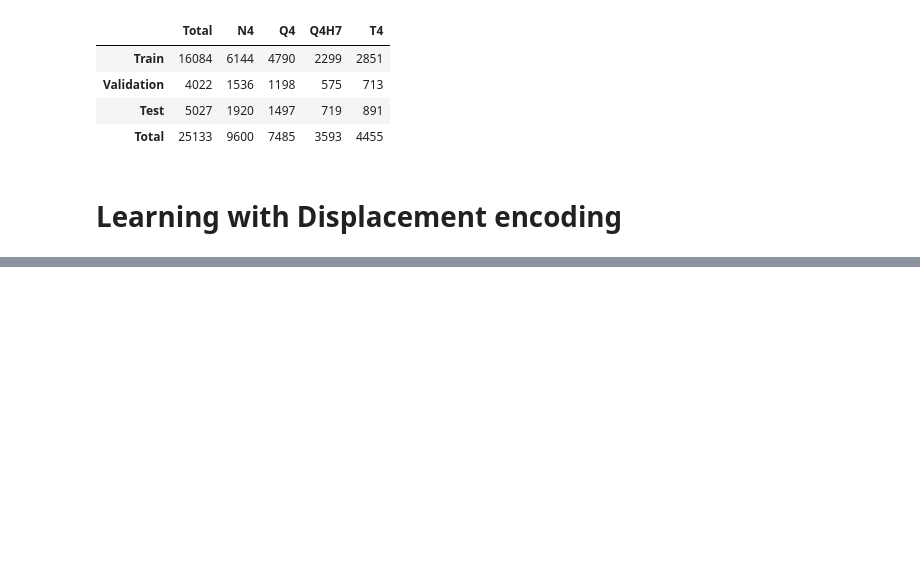
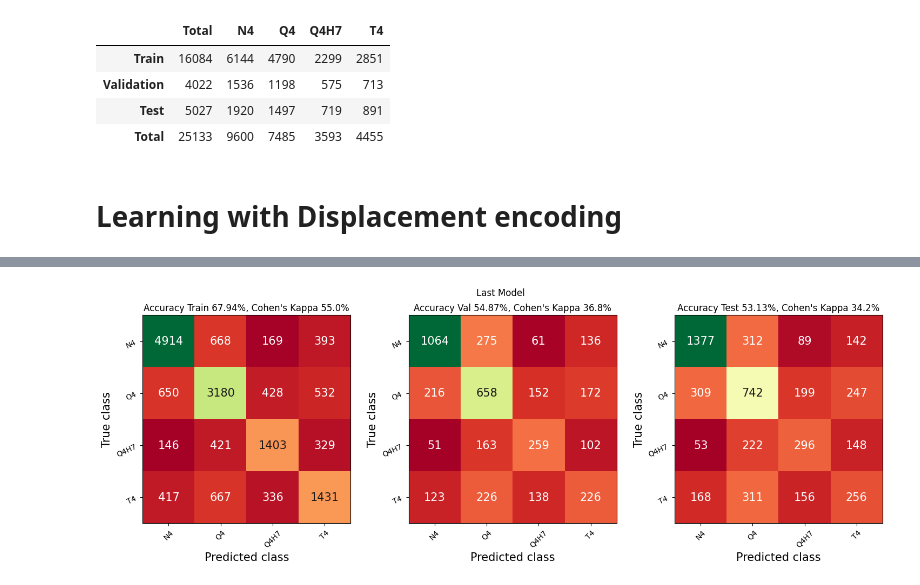
Before and after one commit to ClementPla/PycalcActivation, a Jupyter notebook: notebooks/validationHMR.ipynb, the cells around one changed output, grey strips where cells are left out. Saved outputs shown, nothing was run; the diff lists cells and outputs as text; code cells hidden in the pictures; blank space fills up the shorter version.

```diff
--- a/notebooks/validationHMR.ipynb
+++ b/notebooks/validationHMR.ipynb
@@ -89,3 +88,7 @@ trainer.save()
+# %%
+trainer.test("last")
+# %% [output]
+[figure, added]
 # %%
 datasetHMR = Dataset(
     csv_path=HMRdata+"legend.csv",
```
Also changed, not shown: parts of 5 cells of this notebook, 1 other file.
